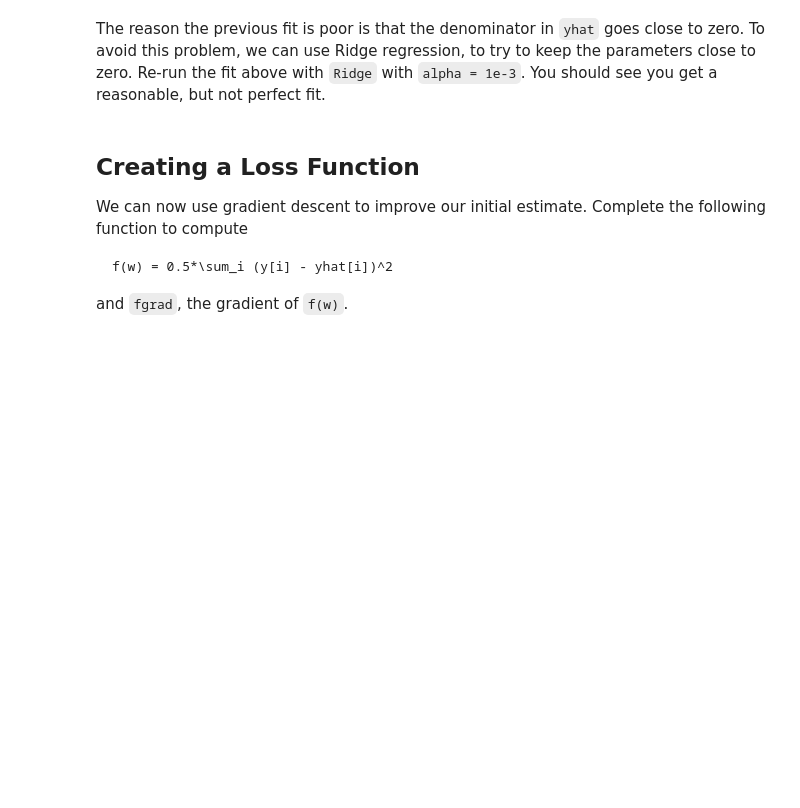
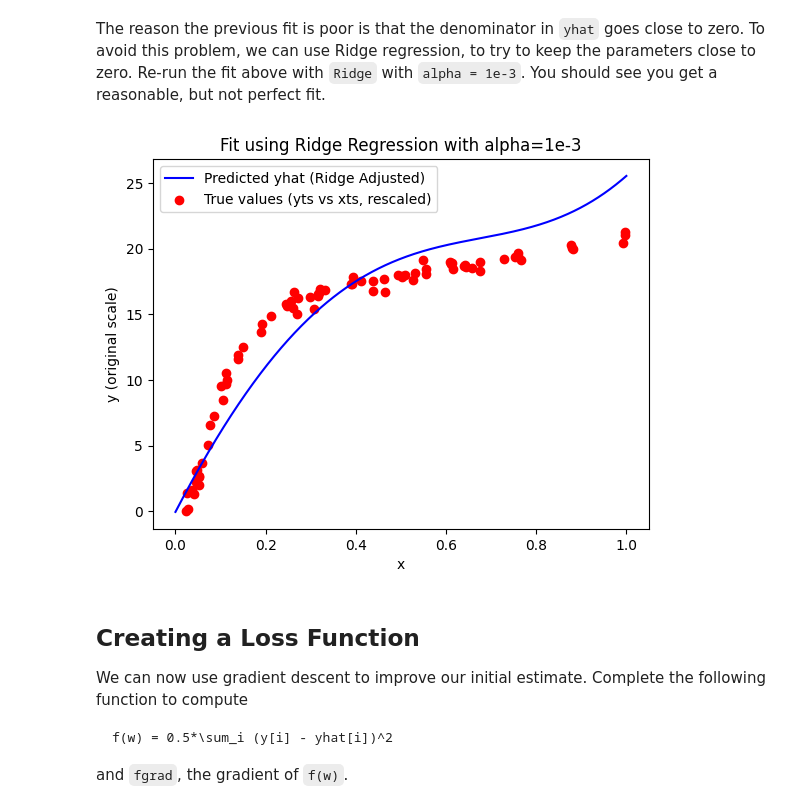
Before and after one commit to dpcarry/introml, a Jupyter notebook: unit07_optim/lab_nlls_partial.ipynb, the cells around one changed output. Cells and saved outputs as stored; diff of their text form; code cells hidden in the pictures; blank space fills up the shorter version.

```diff
--- a/unit07_optim/lab_nlls_partial.ipynb
+++ b/unit07_optim/lab_nlls_partial.ipynb
@@ -183,14 +179,34 @@ The reason the previous fit is poor is that the denominator in `yhat` goes close
 # %%
 # TODO.  Fit with parameters with linear regression
 # regr = Ridge(alpha=1e-3)
 # regr.fit(...)
 
 # TODO
 # Extract the parameters from regr.coef_ and regr.intercept_
 # winit = ...
 
 # TODO
 # Plot the results as above.
+
+regr = Ridge(alpha=1e-3)
+regr.fit(Z, ytr)
+
+winit = np.concatenate(([regr.intercept_], regr.coef_))
+
+xp = np.linspace(0, 1, 1000)
+yhat = predict(winit, xp)
+
+yhat_rescaled = yhat * y0.max()
+
+plt.plot(xp, yhat_rescaled, label="Predicted yhat (Ridge Adjusted)", color="blue")
+plt.scatter(xts, yts * y0.max(), color="red", label="True values (yts vs xts, rescaled)")
+plt.xlabel("x")
+plt.ylabel("y (original scale)")
+plt.title("Fit using Ridge Regression with alpha=1e-3")
+plt.legend()
+plt.show()
+# %% [output]
+[figure, added]
 # %% [markdown]
 ## Creating a Loss Function
 
```
Also changed, not shown: parts of 4 cells of this notebook.
